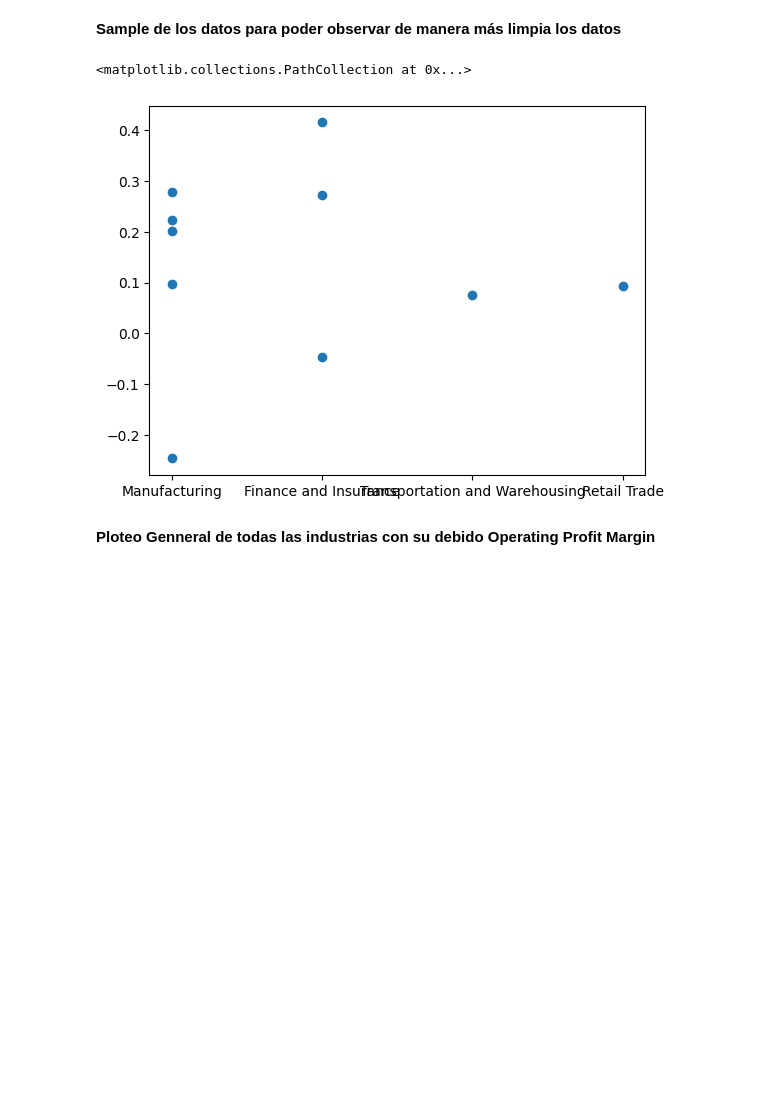
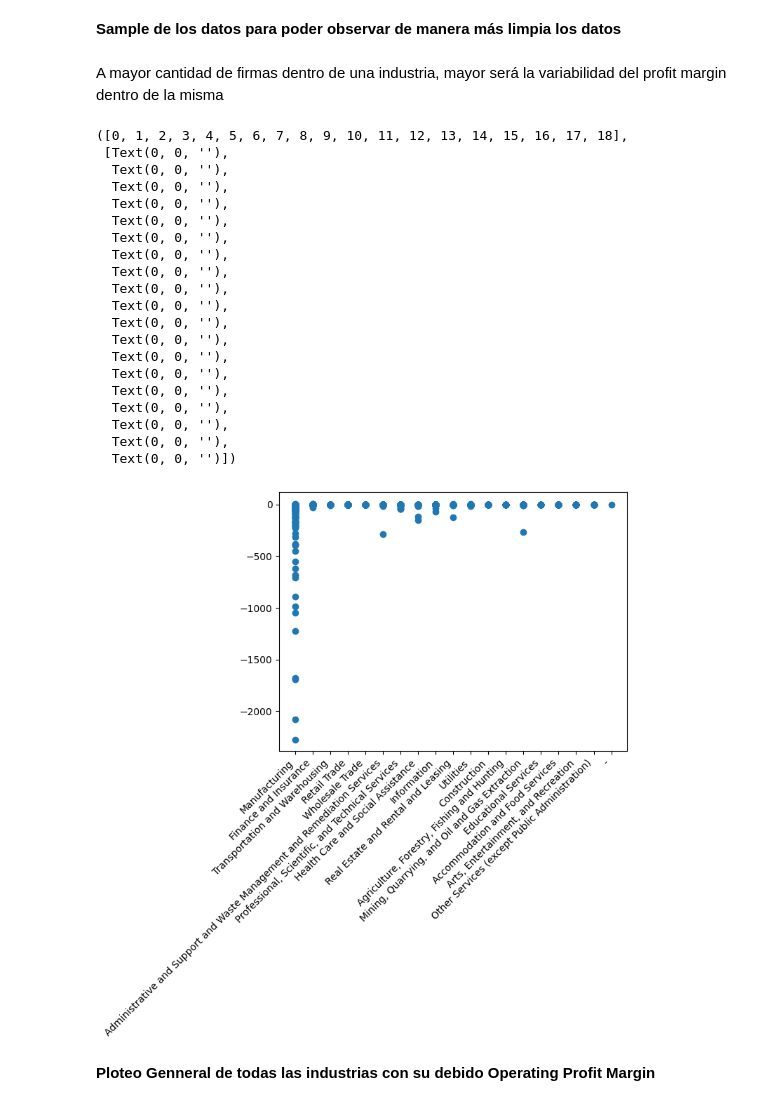
Before and after one commit to alexlohe25/IA_Avanzada_I, a Jupyter notebook: mod1_estadistica/business_case_A01733984.ipynb, the cells around one changed output. Drawn from its saved outputs; the diff is of its cells as text; code cells hidden in the pictures; blank space fills up the shorter version.

```diff
--- a/mod1_estadistica/business_case_A01733984.ipynb
+++ b/mod1_estadistica/business_case_A01733984.ipynb
@@ -555,9 +667,33 @@ fig1 =px.scatter(x=mergedDF['Sector NAICS\nlevel 1'].iloc[0:10], y=mergedDF['ope
 
 fig1.show()
+# %% [markdown]
+A mayor cantidad de firmas dentro de una industria, mayor será la variabilidad del profit margin dentro de la misma
 # %%
-plt.scatter(mergedDF['Sector NAICS\nlevel 1'].iloc[0:10], mergedDF['operating_profit_margin'].iloc[0:10])
+plt.scatter(mergedDF['Sector NAICS\nlevel 1'], mergedDF['operating_profit_margin'])
+
+
+plt.xticks(rotation = 45, ha = "right")
 # %% [output]
-<matplotlib.collections.PathCollection at 0x...>
+([0, 1, 2, 3, 4, 5, 6, 7, 8, 9, 10, 11, 12, 13, 14, 15, 16, 17, 18],
+ [Text(0, 0, ''),
+  Text(0, 0, ''),
+  Text(0, 0, ''),
+  Text(0, 0, ''),
+  Text(0, 0, ''),
+  Text(0, 0, ''),
+  Text(0, 0, ''),
+  Text(0, 0, ''),
+  Text(0, 0, ''),
+  Text(0, 0, ''),
+  Text(0, 0, ''),
+  Text(0, 0, ''),
+  Text(0, 0, ''),
+  Text(0, 0, ''),
+  Text(0, 0, ''),
+  Text(0, 0, ''),
+  Text(0, 0, ''),
+  Text(0, 0, ''),
+  Text(0, 0, '')])
-[figure, old version]
+[figure, new version]
 # %% [markdown]
 **Ploteo Genneral de todas las industrias con su debido Operating Profit Margin**
```
Also changed, not shown: parts of 93 cells of this notebook.
